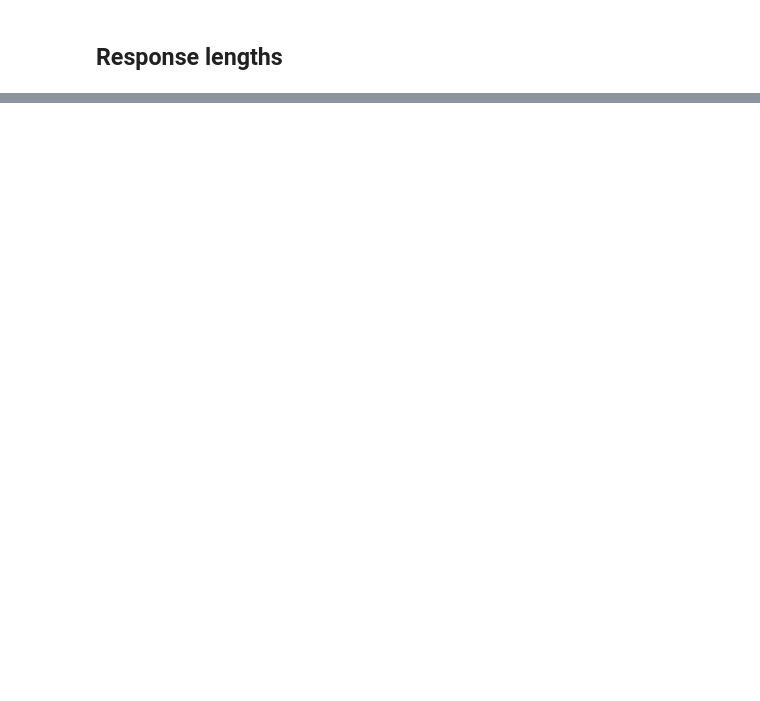
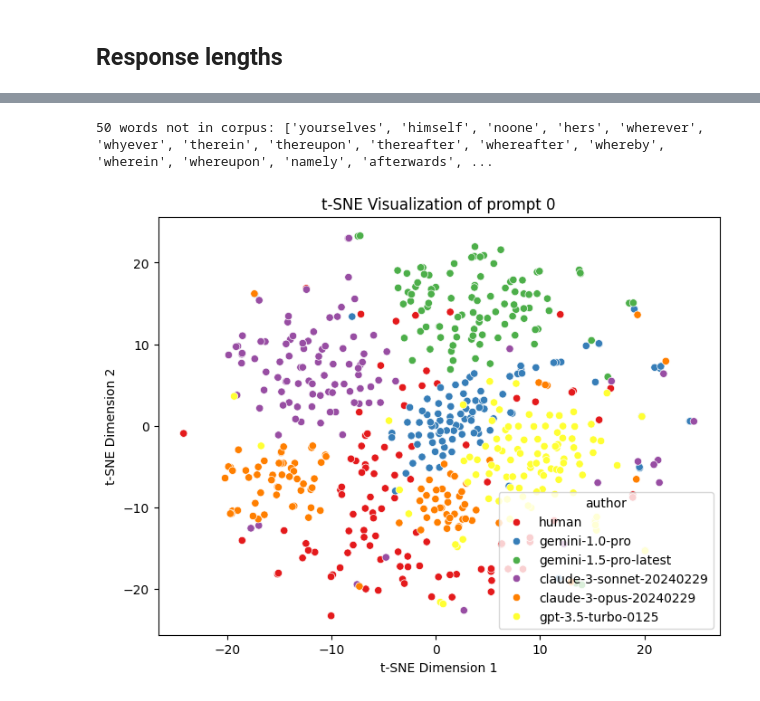
Before and after one commit to harrison-f-stropkay/llm-style, a Jupyter notebook: data/data.ipynb, the cells around one changed output, grey strips where cells are left out. Cells and saved outputs as stored; diff of their text form; code cells hidden in the pictures; blank space fills up the shorter version.

```diff
--- a/data/data.ipynb
+++ b/data/data.ipynb
@@ -402,0 +561,16 @@ df_hewlett.columns = index
+# %%
+from sklearn.metrics import classification_report
+
+
+for dataset in ["reddit", "hewlett"]:
+    dfs = []
+    for author in authors:
+        df = pd.read_csv(f"{dataset}_responses/{author}.csv")
+        df["author"] = author
+        dfs.append(df)
+    df = pd.concat([df for df in dfs], ignore_index=True)
+
+    y_true, y_pred = classify(df)
+    report = classification_report(y_true, y_pred, zero_division=0)
+    print(f"Dataset: {dataset}")
+    print(report)
@@ -402,0 +595,24 @@ df_hewlett.columns = index
+# %%
+import matplotlib.pyplot as plt
+import seaborn as sns
+from sklearn.manifold import TSNE
+
+df_prompt_0 = df[df["prompt_id"] == 0]
+z_scores_prompt_0 = delta(df_prompt_0, function_words, variant="z_scores")
+
+tsne = TSNE(random_state=42)
+X_tsne = tsne.fit_transform(z_scores_prompt_0)
+plt.figure(figsize=(8, 6))
+sns.scatterplot(
+    x=X_tsne[:, 0],
+    y=X_tsne[:, 1],
+    hue=df_prompt_0["author"],
+    palette="Set1",
+)
+plt.title("t-SNE Visualization of prompt 0")
+plt.xlabel("t-SNE Dimension 1")
+plt.ylabel("t-SNE Dimension 2")
+plt.show()
+# %% [output]
+50 words not in corpus: ['yourselves', 'himself', 'noone', 'hers', 'wherever', 'whyever', 'therein', 'thereupon', 'thereafter', 'whereafter', 'whereby', 'wherein', 'whereupon', 'namely', 'afterwards', ...
+[figure, added]
```
Also changed, not shown: parts of 17 cells of this notebook, 21 other files.
